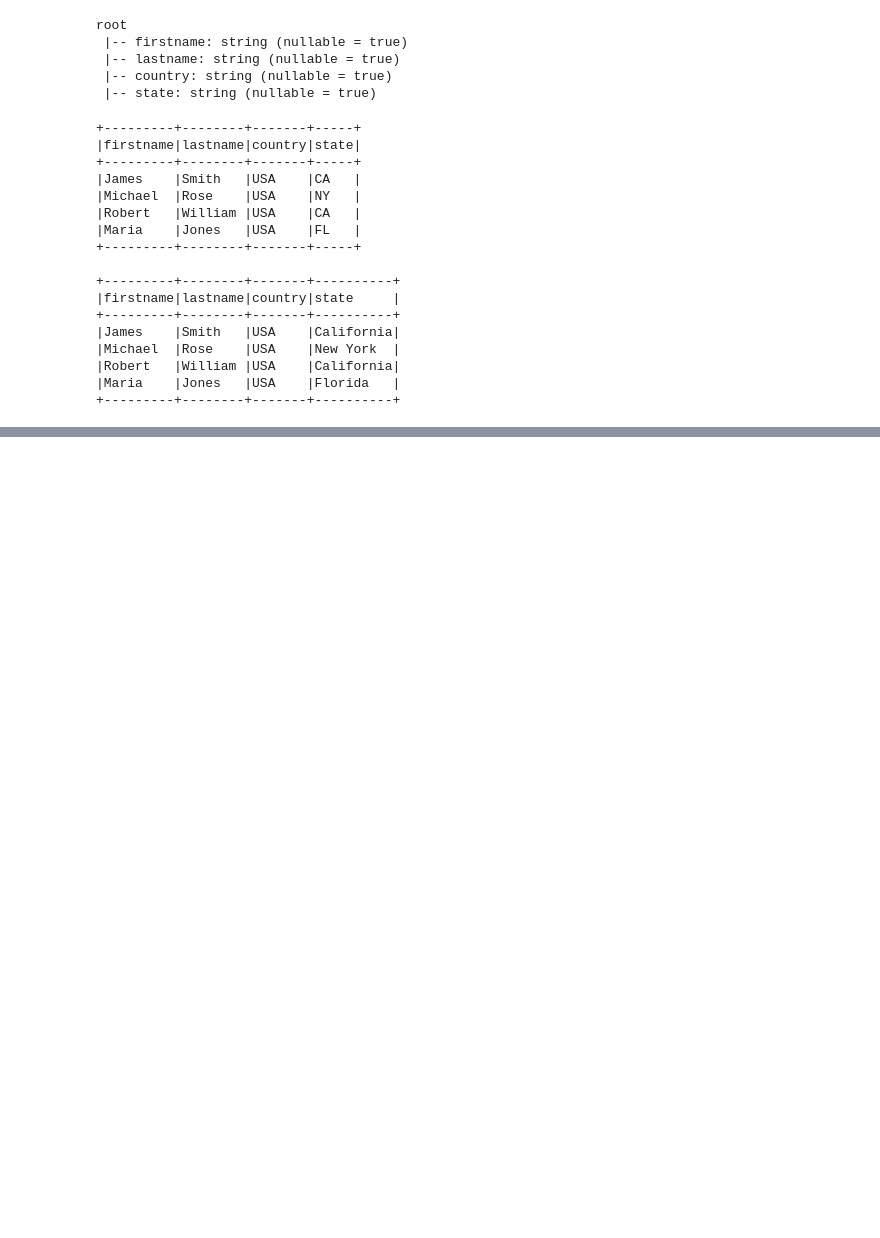
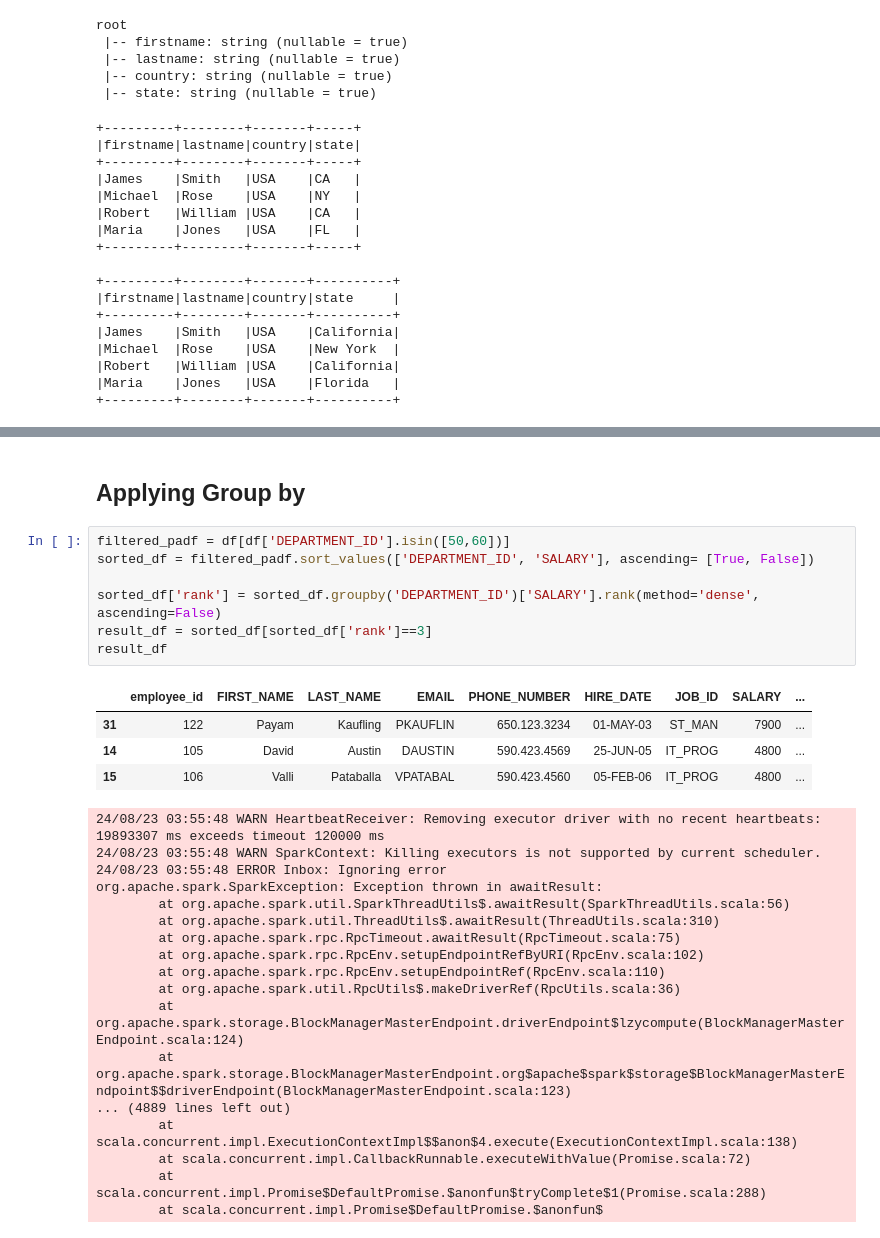
Before and after one commit to manish7065/pyspark_prac, a Jupyter notebook: Notebook/inter_prep/projectpro.ipynb, the cells around one changed output, grey strips where cells are left out. Cells and saved outputs as stored; diff of their text form; blank space fills up the shorter version.

```diff
--- a/Notebook/inter_prep/projectpro.ipynb
+++ b/Notebook/inter_prep/projectpro.ipynb
@@ -603,0 +744,31 @@ root
+# %% [markdown]
+## Applying Group by
+# %%
+filtered_padf = df[df['DEPARTMENT_ID'].isin([50,60])]
+sorted_df = filtered_padf.sort_values(['DEPARTMENT_ID', 'SALARY'], ascending= [True, False])
+
+sorted_df['rank'] = sorted_df.groupby('DEPARTMENT_ID')['SALARY'].rank(method='dense', ascending=False)
+result_df = sorted_df[sorted_df['rank']==3]
+result_df
+# %% [output]
+|  | employee_id | FIRST_NAME | LAST_NAME | EMAIL | PHONE_NUMBER | HIRE_DATE | JOB_ID | SALARY | ... |
+| 31 | 122 | Payam | Kaufling | PKAUFLIN | 650.123.3234 | 01-MAY-03 | ST_MAN | 7900 | ... |
+| 14 | 105 | David | Austin | DAUSTIN | 590.423.4569 | 25-JUN-05 | IT_PROG | 4800 | ... |
+| 15 | 106 | Valli | Pataballa | VPATABAL | 590.423.4560 | 05-FEB-06 | IT_PROG | 4800 | ... |
+24/08/23 03:55:48 WARN HeartbeatReceiver: Removing executor driver with no recent heartbeats: 19893307 ms exceeds timeout 120000 ms
+24/08/23 03:55:48 WARN SparkContext: Killing executors is not supported by current scheduler.
+24/08/23 03:55:48 ERROR Inbox: Ignoring error
+org.apache.spark.SparkException: Exception thrown in awaitResult:
+        at org.apache.spark.util.SparkThreadUtils$.awaitResult(SparkThreadUtils.scala:56)
+        at org.apache.spark.util.ThreadUtils$.awaitResult(ThreadUtils.scala:310)
+        at org.apache.spark.rpc.RpcTimeout.awaitResult(RpcTimeout.scala:75)
+        at org.apache.spark.rpc.RpcEnv.setupEndpointRefByURI(RpcEnv.scala:102)
+        at org.apache.spark.rpc.RpcEnv.setupEndpointRef(RpcEnv.scala:110)
+        at org.apache.spark.util.RpcUtils$.makeDriverRef(RpcUtils.scala:36)
+        at org.apache.spark.storage.BlockManagerMasterEndpoint.driverEndpoint$lzycompute(BlockManagerMasterEndpoint.scala:124)
+        at org.apache.spark.storage.BlockManagerMasterEndpoint.org$apache$spark$storage$BlockManagerMasterEndpoint$$driverEndpoint(BlockManagerMasterEndpoint.scala:123)
+... (4889 lines left out)
+        at scala.concurrent.impl.ExecutionContextImpl$$anon$4.execute(ExecutionContextImpl.scala:138)
+        at scala.concurrent.impl.CallbackRunnable.executeWithValue(Promise.scala:72)
+        at scala.concurrent.impl.Promise$DefaultPromise.$anonfun$tryComplete$1(Promise.scala:288)
+        at scala.concurrent.impl.Promise$DefaultPromise.$anonfun$
```
Also changed, not shown: parts of 14 cells of this notebook, 8 other files.
